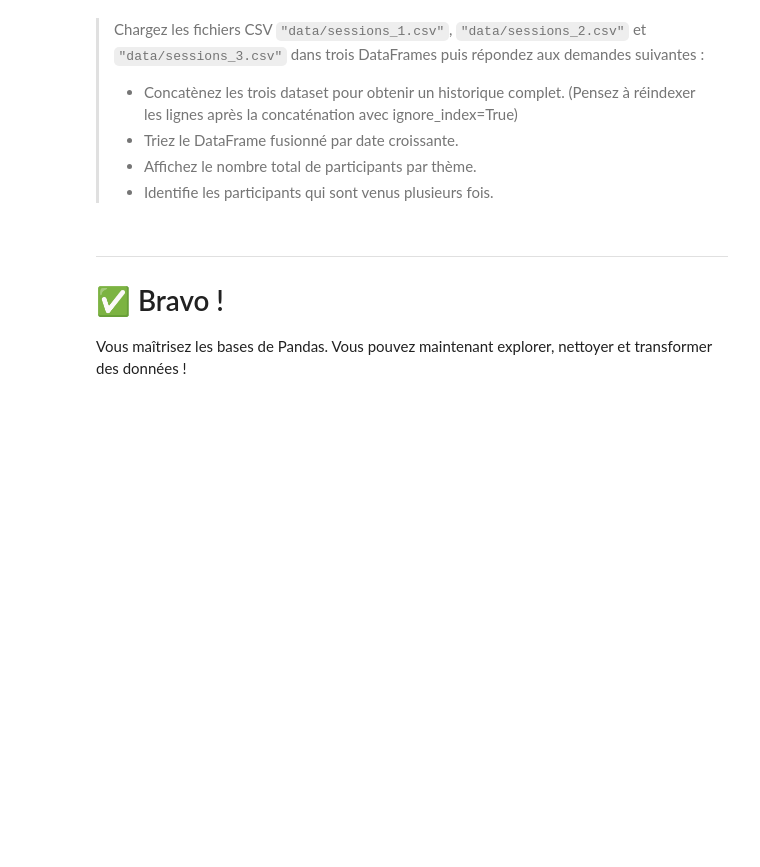
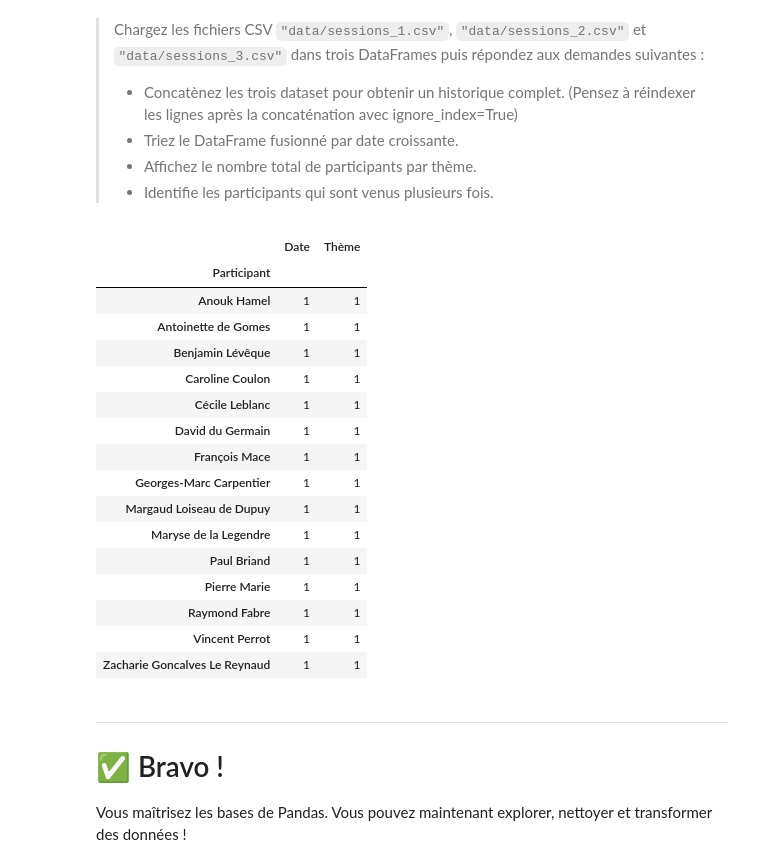
Before and after one commit to CSAADZIDI/init_pandas, a Jupyter notebook: pandas_essentiels.ipynb, the cells around one changed output. Saved outputs shown, nothing was run; the diff lists cells and outputs as text; code cells hidden in the pictures; blank space fills up the shorter version.

```diff
--- a/pandas_essentiels.ipynb
+++ b/pandas_essentiels.ipynb
@@ -791,6 +803,35 @@ df_sales.reset_index()  # On réinitialise les index après la fusion
 > - Identifie les participants qui sont venus plusieurs fois.
 # %%
 # Votre code ici
+import pandas as pd
+dataf1 = pd.read_csv("data/sessions_1.csv")
+dataf2 = pd.read_csv("data/sessions_2.csv")
+dataf3 = pd.read_csv("data/sessions_3.csv")
+data_cat_result = pd.concat([dataf1,dataf2,dataf3],ignore_index=True)
+data_cat_result.reset_index()
+
+data_cat_result.sort_values("Date")
+data_cat_result.groupby("Thème").count()
+
+data_cat_result.groupby("Participant").count()
+# %% [output]
+|  | Date | Thème |
+| Participant |  |  |
+| Anouk Hamel | 1 | 1 |
+| Antoinette de Gomes | 1 | 1 |
+| Benjamin Lévêque | 1 | 1 |
+| Caroline Coulon | 1 | 1 |
+| Cécile Leblanc | 1 | 1 |
+| David du Germain | 1 | 1 |
+| François Mace | 1 | 1 |
+| Georges-Marc Carpentier | 1 | 1 |
+| Margaud Loiseau de Dupuy | 1 | 1 |
+| Maryse de la Legendre | 1 | 1 |
+| Paul Briand | 1 | 1 |
+| Pierre Marie | 1 | 1 |
+| Raymond Fabre | 1 | 1 |
+| Vincent Perrot | 1 | 1 |
+| Zacharie Goncalves Le Reynaud | 1 | 1 |
 # %% [markdown]
 ---
 # ✅ Bravo !
```
Also changed, not shown: parts of 4 cells of this notebook.
